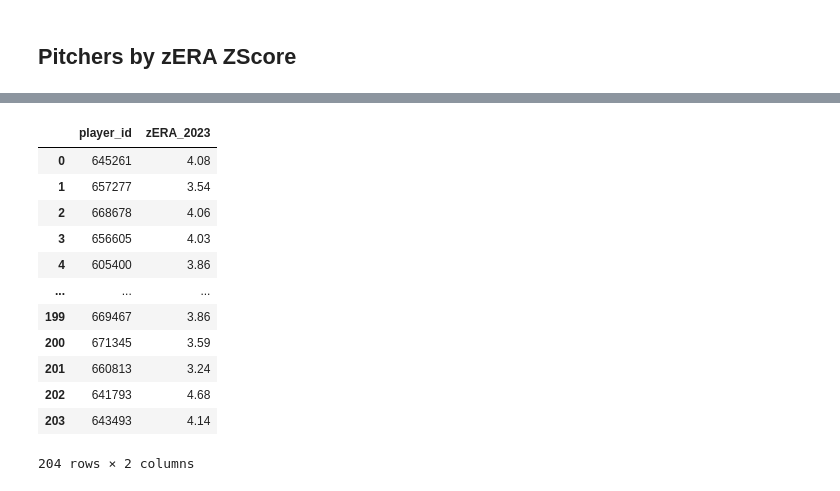
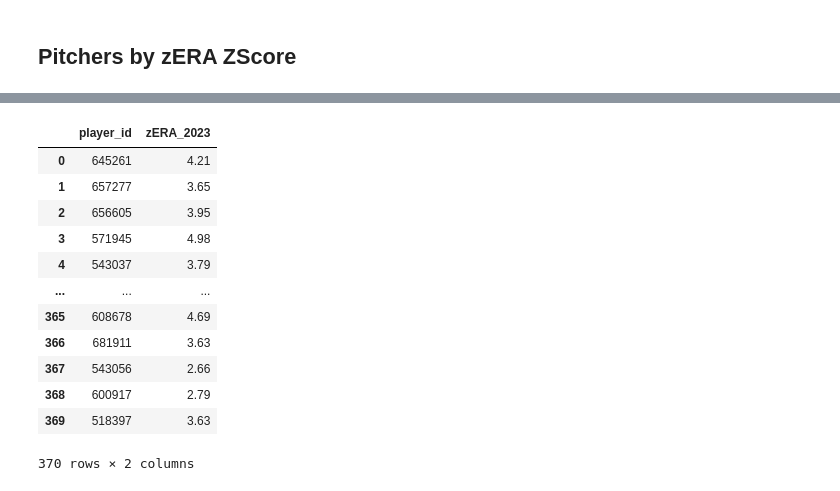
Before and after one commit to PsCushman/baseball-rule-changes, a Jupyter notebook: simplifed_player_import.ipynb, the cells around one changed output, grey strips where cells are left out. Cells and saved outputs as stored; diff of their text form; code cells hidden in the pictures.

```diff
--- a/simplifed_player_import.ipynb
+++ b/simplifed_player_import.ipynb
@@ -51,12 +110,12 @@ KeyError: 'Season'
 # %%
-# Drop Season Column
-players_off_output = players_off_output.drop(columns='Season')
-pd.set_option('display.float_format', '{:.2f}'.format)
+# # Drop Season Column
+# players_off_output = players_off_output.drop(columns='Season')
+# pd.set_option('display.float_format', '{:.2f}'.format)
 
-# Reorder columns to have 'avg_wOBA' and 'wOBA_2023' next to each other at the end
-column_order = [
-    col for col in players_off_output.columns if col not in ['avg_wOBA', 'wOBA_2023']
-] + ['avg_wOBA', 'wOBA_2023']
+# # Reorder columns to have 'avg_wOBA' and 'wOBA_2023' next to each other at the end
+# column_order = [
+#     col for col in players_off_output.columns if col not in ['avg_wOBA', 'wOBA_2023']
+# ] + ['avg_wOBA', 'wOBA_2023']
 
-players_off_output = players_off_output[column_order]
+# players_off_output = players_off_output[column_order]
 # %%
@@ -112,0 +173,12 @@ pitcher_combined_data.to_csv('Resources/pitcher_combined_data.csv', index=False)
+# %%
+from pybaseball import statcast_pitcher_expected_stats
+
+# get data for all qualified pitchers in 2019
+pitching_18 = statcast_pitcher_expected_stats(2018)
+pitching_19 = statcast_pitcher_expected_stats(2019)
+pitching_21 = statcast_pitcher_expected_stats(2021)
+pitching_22 = statcast_pitcher_expected_stats(2022)
+pitching_23 = statcast_pitcher_expected_stats(2023)
+
+pitcher_combined_data = pd.concat([pitching_18, pitching_19, pitching_21, pitching_22, pitching_23])
+pitcher_combined_data
@@ -136,20 +222,20 @@ grouped_data
 # %%
-zera_2023 = pitcher_data_2023[['player_id', 'xera']].rename(columns={'xera': 'zERA_2023'})
+zera_2023 = pitching_data_2023[['player_id', 'xera']].rename(columns={'xera': 'zERA_2023'})
 zera_2023
 # %% [output]
 |  | player_id | zERA_2023 |
-| 0 | 645261 | 4.08 |
-| 1 | 657277 | 3.54 |
-| 2 | 668678 | 4.06 |
-| 3 | 656605 | 4.03 |
-| 4 | 605400 | 3.86 |
+| 0 | 645261 | 4.21 |
+| 1 | 657277 | 3.65 |
+| 2 | 656605 | 3.95 |
+| 3 | 571945 | 4.98 |
+| 4 | 543037 | 3.79 |
 | ... | ... | ... |
-| 199 | 669467 | 3.86 |
-| 200 | 671345 | 3.59 |
-| 201 | 660813 | 3.24 |
-| 202 | 641793 | 4.68 |
-| 203 | 643493 | 4.14 |
+| 365 | 608678 | 4.69 |
+| 366 | 681911 | 3.63 |
+| 367 | 543056 | 2.66 |
+| 368 | 600917 | 2.79 |
+| 369 | 518397 | 3.63 |
-204 rows × 2 columns
+370 rows × 2 columns
 # %%
 # Merge player names with the result DataFrame
 # Merge player names and calculated results
```
Also changed, not shown: parts of 17 cells of this notebook, 6 other files.
